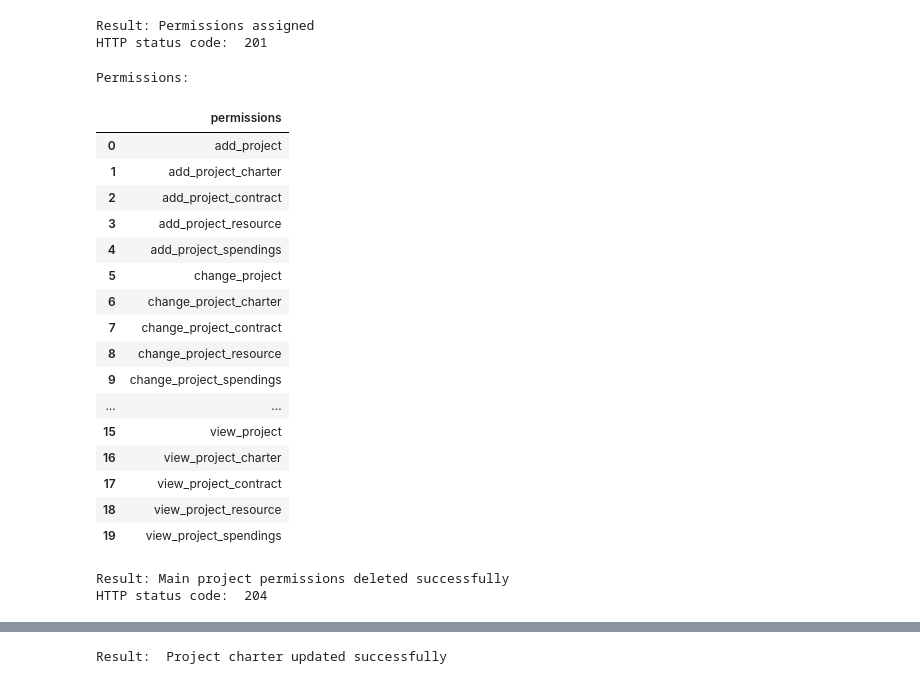
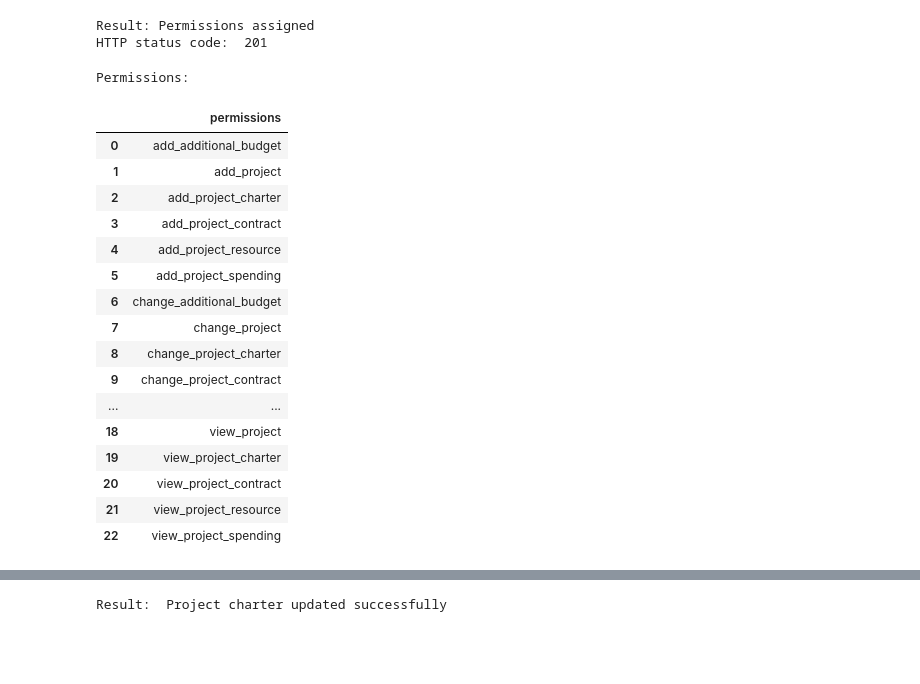
Before and after one commit to pm-lab-polito/EnvForDigitalProjectDelivery, a Jupyter notebook: project-management-env/backend/jupiter_docs/doc_project.ipynb, the cells around one changed output, grey strips where cells are left out. Drawn from its saved outputs; the diff is of its cells as text; code cells hidden in the pictures; blank space fills up the shorter version.

Commit message:
feat: additional budget

```diff
--- a/project-management-env/backend/jupiter_docs/doc_project.ipynb
+++ b/project-management-env/backend/jupiter_docs/doc_project.ipynb
@@ -264,8 +274,8 @@ Projects:
 # %%
 # get permissions of a stakeholder for given project
-def get_all_permissions_of_stakeholder_over_project(stakeholder, project):
+def get_all_permissions_of_stakeholder_over_project(project, stakeholder):
     route = project_view.GetProjectPermissionsOfUserAPI.name
-    response = get_request(route=route, auth_token=token_pm, path_param=[stakeholder, project]).json()
+    response = get_request(route=route, auth_token=token_pm, path_param=[project, stakeholder]).json()
 
     if len(response['permissions']) > 0:
         df = pd.DataFrame (response['permissions'], columns = ['permissions'])
@@ -293,42 +361,23 @@ HTTP status code:  201
 # %%
 # demonstrate a list of permissions of stakeholder over a project
 print("Permissions:")
-get_all_permissions_of_stakeholder_over_project(pm, project)
+get_all_permissions_of_stakeholder_over_project(project, pm)
 # %% [output]
 Permissions:
 |  | permissions |
-| 0 | add_project |
-| 1 | add_project_charter |
-| 2 | add_project_contract |
-| 3 | add_project_resource |
-| 4 | add_project_spendings |
-| 5 | change_project |
-| 6 | change_project_charter |
-| 7 | change_project_contract |
-| 8 | change_project_resource |
-| 9 | change_project_spendings |
+| 0 | add_additional_budget |
+| 1 | add_project |
+| 2 | add_project_charter |
+| 3 | add_project_contract |
+| 4 | add_project_resource |
+| 5 | add_project_spending |
+| 6 | change_additional_budget |
+| 7 | change_project |
+| 8 | change_project_charter |
+| 9 | change_project_contract |
 | ... | ... |
-| 15 | view_project |
-| 16 | view_project_charter |
-| 17 | view_project_contract |
-| 18 | view_project_resource |
-| 19 | view_project_spendings |
+| 18 | view_project |
+| 19 | view_project_charter |
+| 20 | view_project_contract |
+| 21 | view_project_resource |
+| 22 | view_project_spending |
-# %%
-# As 'an author of the project'
-# delete main project permissions of a stakeholder
-content = {
-    "user_id": pm,
-    "project_id": project,
-    "permissions": ["change_project", "add_project", "delete_project", "view_project"]
-}
-route = project_view.DeleteProjectPermissionsOfUserAPI.name
-response = post_request(data=content, route=route, auth_token=token_pmo, type_json=True)
-if response.status_code == 204:
-    print("Result: Main project permissions deleted successfully")
-    print("HTTP status code: ", response.status_code)
-else:
-    print("Result: Delete permissions request failed")
-    print("HTTP status code: ", response.status_code)
-# %% [output]
-Result: Main project permissions deleted successfully
-HTTP status code:  204
```
Also changed, not shown: parts of 57 cells of this notebook, 49 other files.
